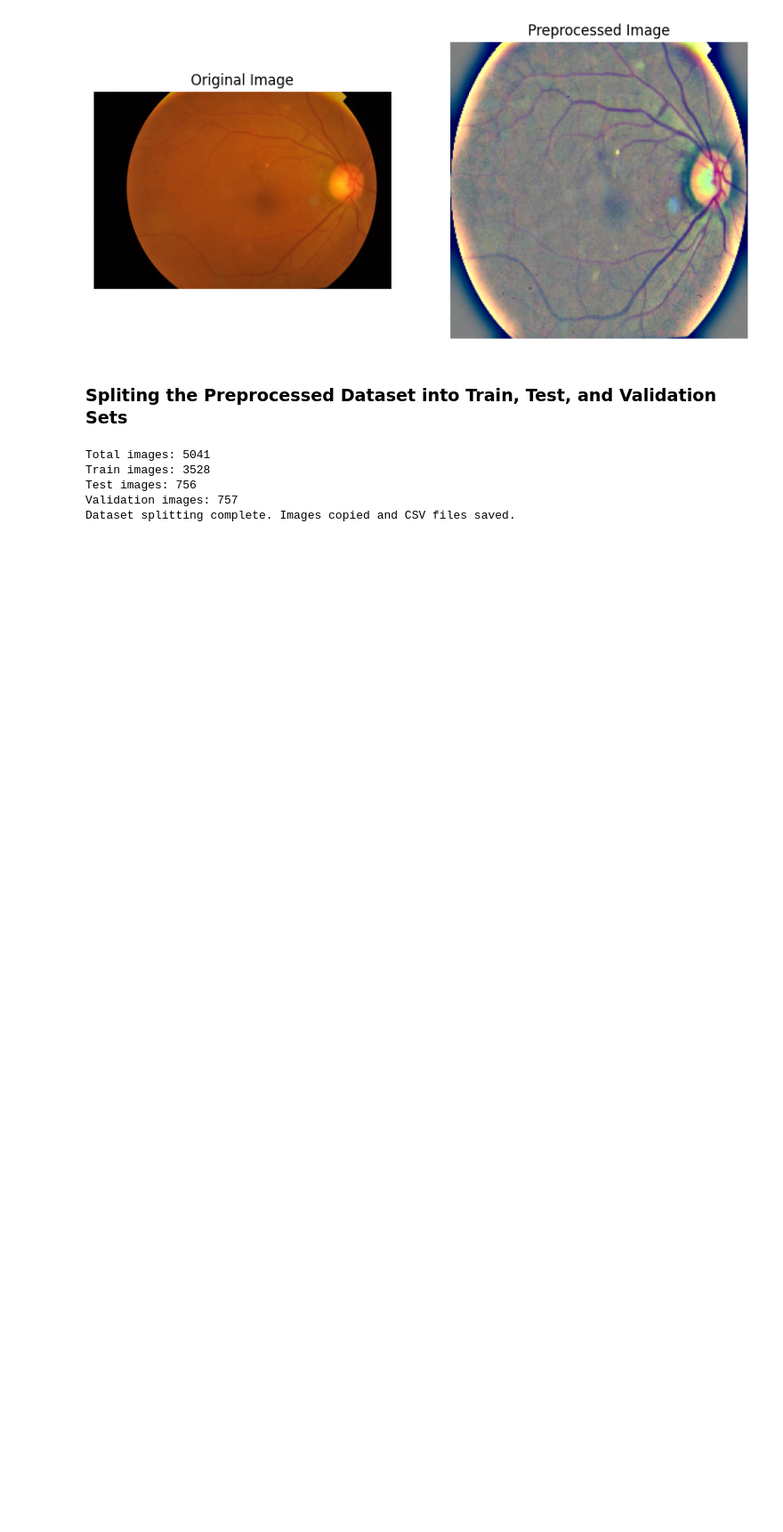
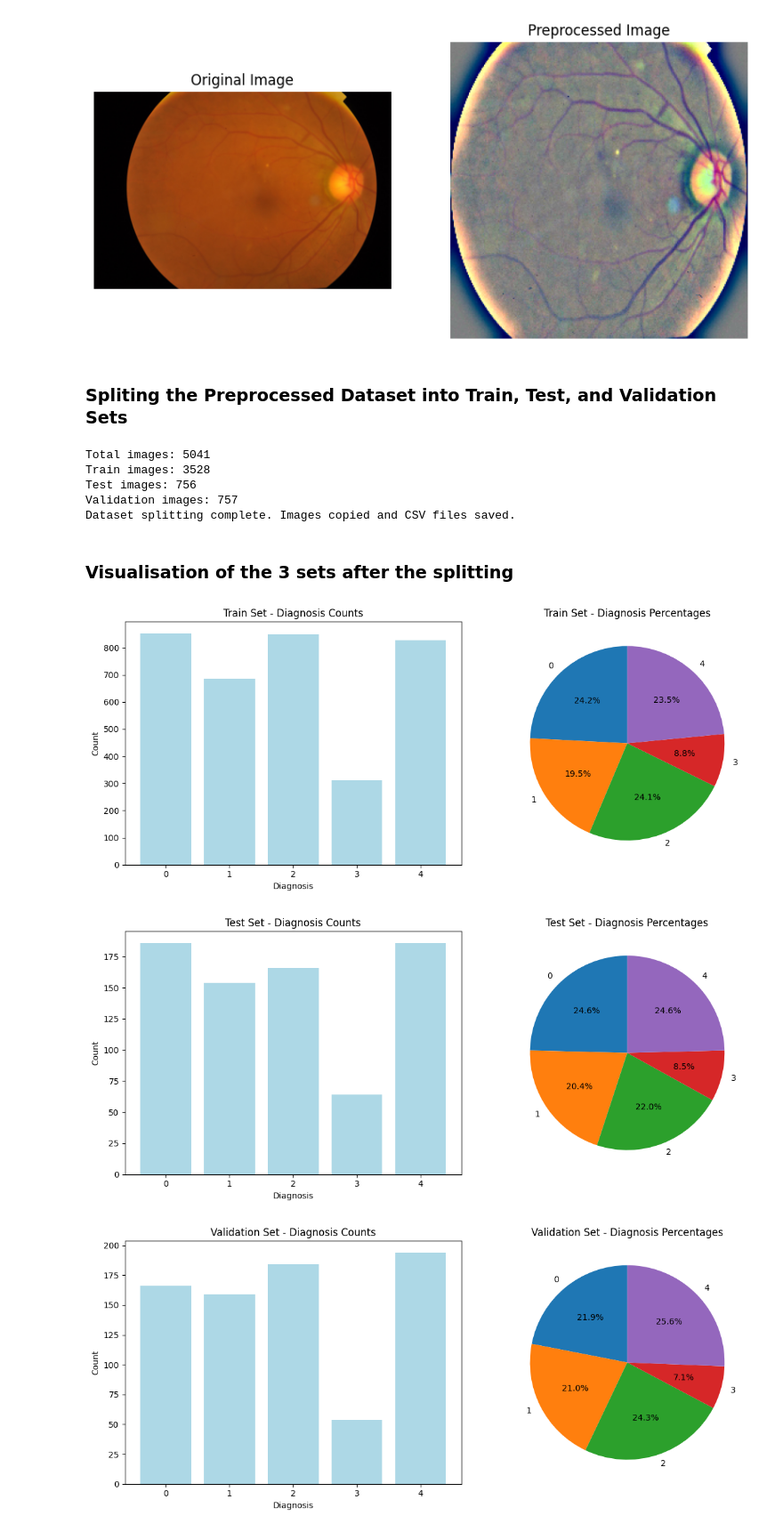
Before and after one commit to Romal27/DSGP-24-Retina94, a Jupyter notebook: DatasetPreprocessing.ipynb, the cells around one changed output. Shown at 89% size. Cells and saved outputs as stored; diff of their text form; code cells hidden in the pictures; blank space fills up the shorter version.

Commit message:
Visualising the status of each set after splitting (70:15:15)

```diff
--- a/DatasetPreprocessing.ipynb
+++ b/DatasetPreprocessing.ipynb
@@ -207,3 +207,36 @@ Train images: 3528
 Test images: 756
 Validation images: 757
 Dataset splitting complete. Images copied and CSV files saved.
+# %% [markdown]
+### Visualisation of the 3 sets after the splitting
+# %%
+def plot_diagnosis_distribution(df, set_name=""):
+    # Count the diagnosis values
+    counts = df['diagnosis'].value_counts().sort_index()
+
+    # Create a figure with two subplots (bar chart and pie chart)
+    plt.figure(figsize=(12, 5))
+
+    # Bar chart: diagnosis counts
+    plt.subplot(1, 2, 1)
+    plt.bar(counts.index.astype(str), counts.values, color='lightblue')
+    plt.title(f'{set_name} Set - Diagnosis Counts')
+    plt.xlabel("Diagnosis")
+    plt.ylabel("Count")
+
+    # Pie chart: diagnosis percentages
+    plt.subplot(1, 2, 2)
+    plt.pie(counts.values, labels=counts.index.astype(str), autopct='%1.1f%%', startangle=90)
+    plt.title(f'{set_name} Set - Diagnosis Percentages')
+
+    plt.tight_layout()
+    plt.show()
+
+# Visualize the distributions in each split:
+plot_diagnosis_distribution(train_df, "Train")
+plot_diagnosis_distribution(test_df, "Test")
+plot_diagnosis_distribution(validation_df, "Validation")
+# %% [output]
+[figure, added]
+[figure, added]
+[figure, added]
```
